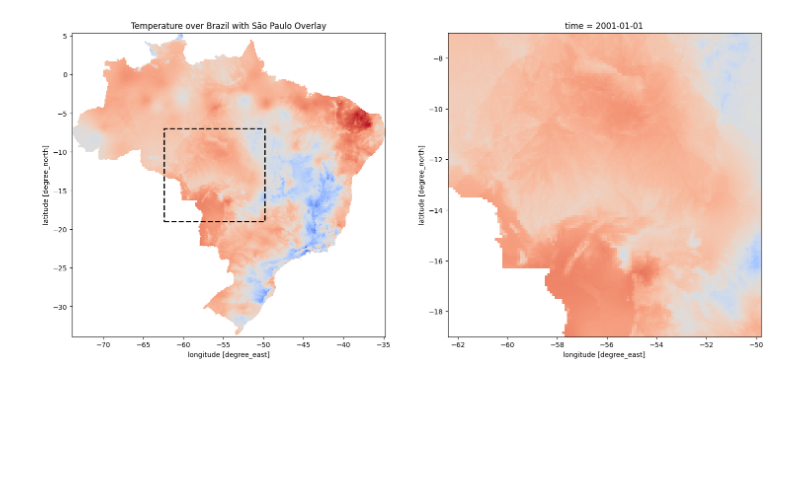
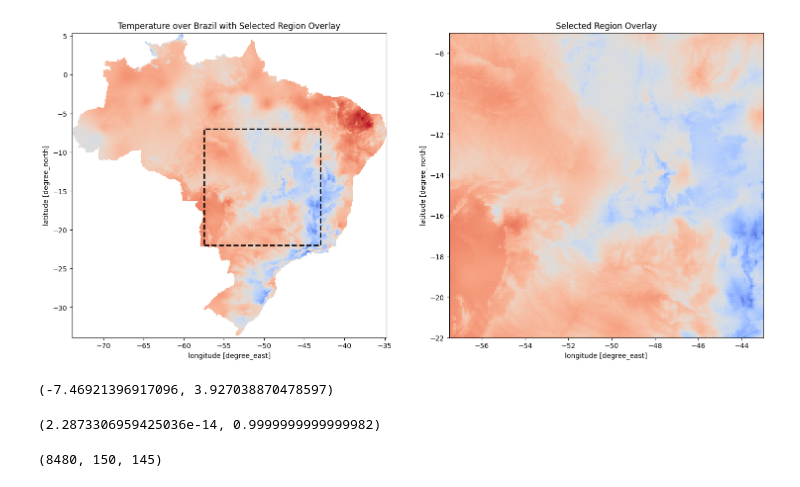
Before and after one commit to Green-AI-Lab-GAIA/climate-clustering, a Jupyter notebook: notebooks/mato_grosso.ipynb, the cells around one changed output. Saved outputs shown, nothing was run; the diff lists cells and outputs as text; code cells hidden in the pictures; blank space fills up the shorter version.

```diff
--- a/notebooks/mato_grosso.ipynb
+++ b/notebooks/mato_grosso.ipynb
@@ -12,23 +7,28 @@ cropped = cur_df.sel(latitude=slice(lat_min, lat_max), longitude=slice(lon_min,
 # %%
 import matplotlib.pyplot as plt
 
+lat_min, lat_max = -22.0, -7.0
+lon_min, lon_max = -57.5, -43.0
+cropped = cur_df.sel(latitude=slice(lat_min, lat_max), longitude=slice(lon_min, lon_max))
+
 # Plotting
 fig, axs = plt.subplots(1, 2, figsize=(18, 8))
-
 
 # Background: Full Brazil
 cur_df.Tmax.isel(time=0).plot(ax=axs[0], cmap='coolwarm', add_colorbar=False)
 cropped.Tmax.isel(time=0).plot(ax=axs[1], cmap='coolwarm', add_colorbar=False,vmin=cur_df.Tmax.isel(time=0).min(), vmax=cur_df.Tmax.isel(time=0).max())
 
 # Overlay: São Paulo (as contour or colormap)
 
 # Optional: Draw bounding box
 axs[0].plot([lon_min, lon_max, lon_max, lon_min, lon_min],
         [lat_min, lat_min, lat_max, lat_max, lat_min],
-        color='black', linewidth=2, linestyle='--', label='São Paulo region')
+        color='black', linewidth=2, linestyle='--', label='Selected Region')
 
 # Final touches
-axs[0].set_title("Temperature over Brazil with São Paulo Overlay")
+axs[0].set_title("Temperature over Brazil with Selected Region Overlay")
+axs[1].set_title("Selected Region Overlay")
+
 plt.show()
 # %% [output]
-[figure, old version]
+[figure, new version]
@@ -34,0 +43,12 @@ plt.show()
+# %%
+np.nanmin(new_vals), np.nanmax(new_vals)
+# %% [output]
+(-7.46921396917096, 3.927038870478597)
+# %%
+np.nanmean(new_vals), np.nanstd(new_vals)
+# %% [output]
+(2.2873306959425036e-14, 0.9999999999999982)
+# %%
+new_vals.shape
+# %% [output]
+(8480, 150, 145)
```
Also changed, not shown: parts of 12 cells of this notebook.
